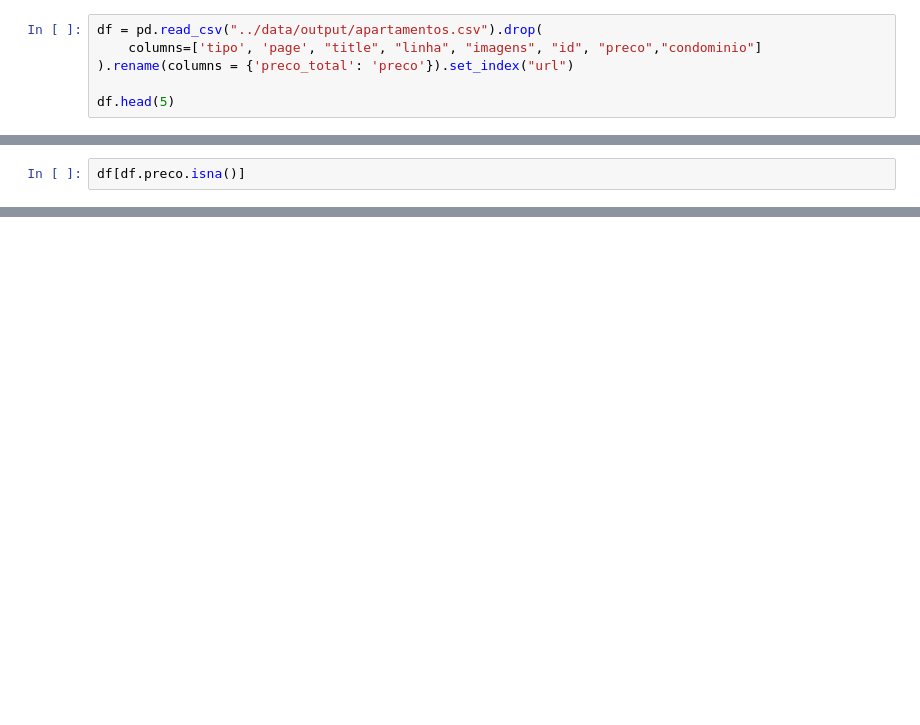
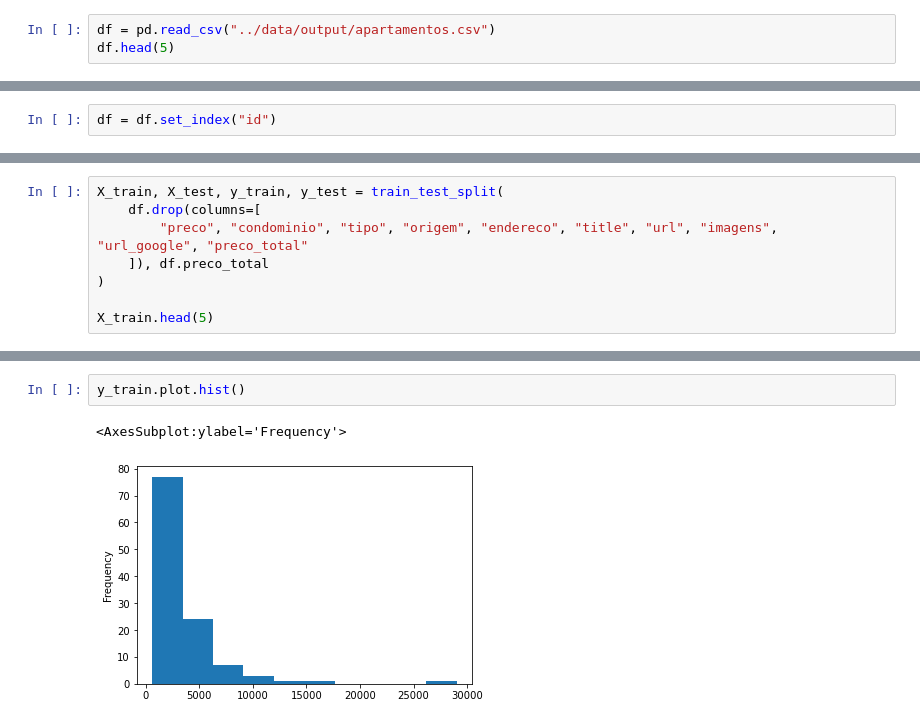
Before and after one commit to dobraga/get_listings, a Jupyter notebook: notebooks/1.Exploração.ipynb, the cells around one changed output, grey strips where cells are left out. Drawn from its saved outputs; the diff is of its cells as text; blank space fills up the shorter version.

```diff
--- a/notebooks/1.Exploração.ipynb
+++ b/notebooks/1.Exploração.ipynb
@@ -3,7 +6,4 @@ import pandas as pd
 # %%
-df = pd.read_csv("../data/output/apartamentos.csv").drop(
-    columns=['tipo', 'page', "title", "linha", "imagens", "id", "preco","condominio"]
-).rename(columns = {'preco_total': 'preco'}).set_index("url")
-
+df = pd.read_csv("../data/output/apartamentos.csv")
 df.head(5)
 # %% [output]
@@ -17,2 +20,2 @@ df.head(5)
 # %%
-df[df.preco.isna()]
+df = df.set_index("id")
@@ -35,0 +26,8 @@ df.head(5)
+# %%
+X_train, X_test, y_train, y_test = train_test_split(
+    df.drop(columns=[
+        "preco", "condominio", "tipo", "origem", "endereco", "title", "url", "imagens", "url_google", "preco_total"
+    ]), df.preco_total
+)
+
+X_train.head(5)
@@ -70,0 +190,5 @@ from sklearn.feature_extraction.text import TfidfVectorizer
+# %%
+y_train.plot.hist()
+# %% [output]
+<AxesSubplot:ylabel='Frequency'>
+[figure, added]
```
Also changed, not shown: parts of 34 cells of this notebook, 35 other files.
